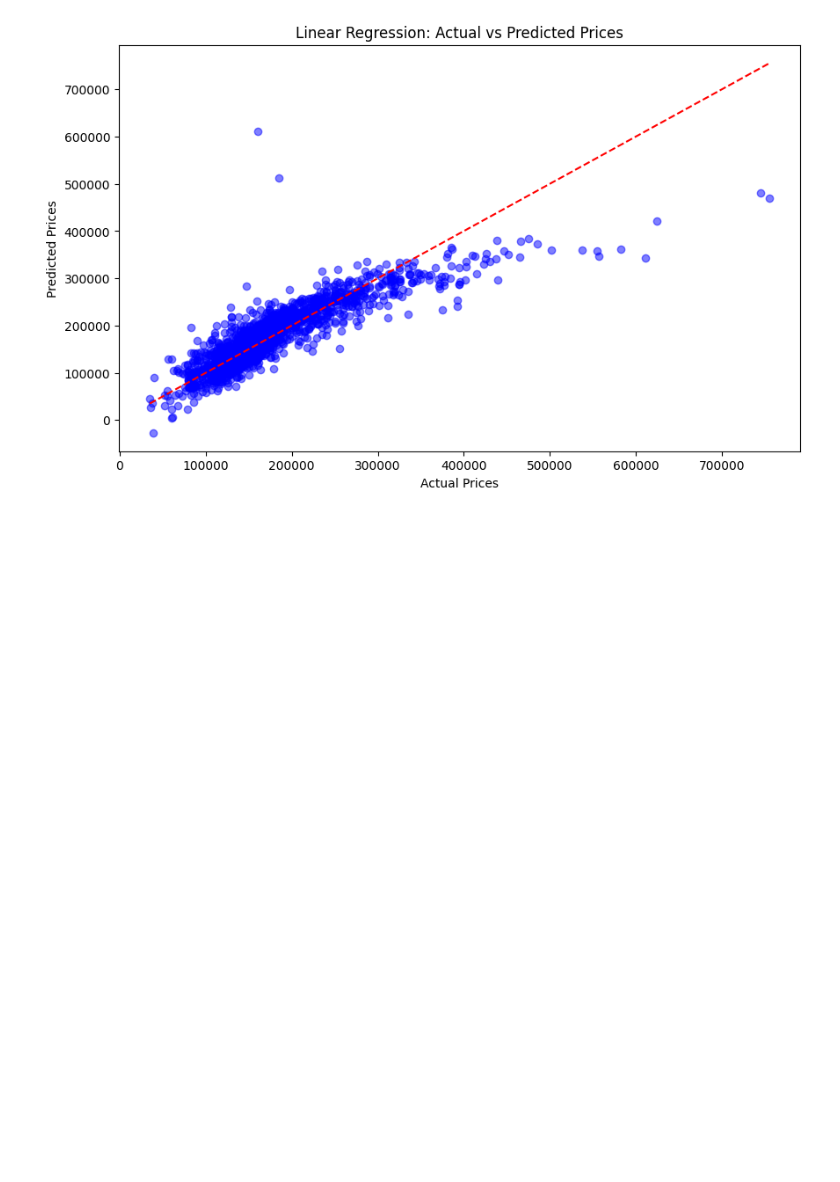
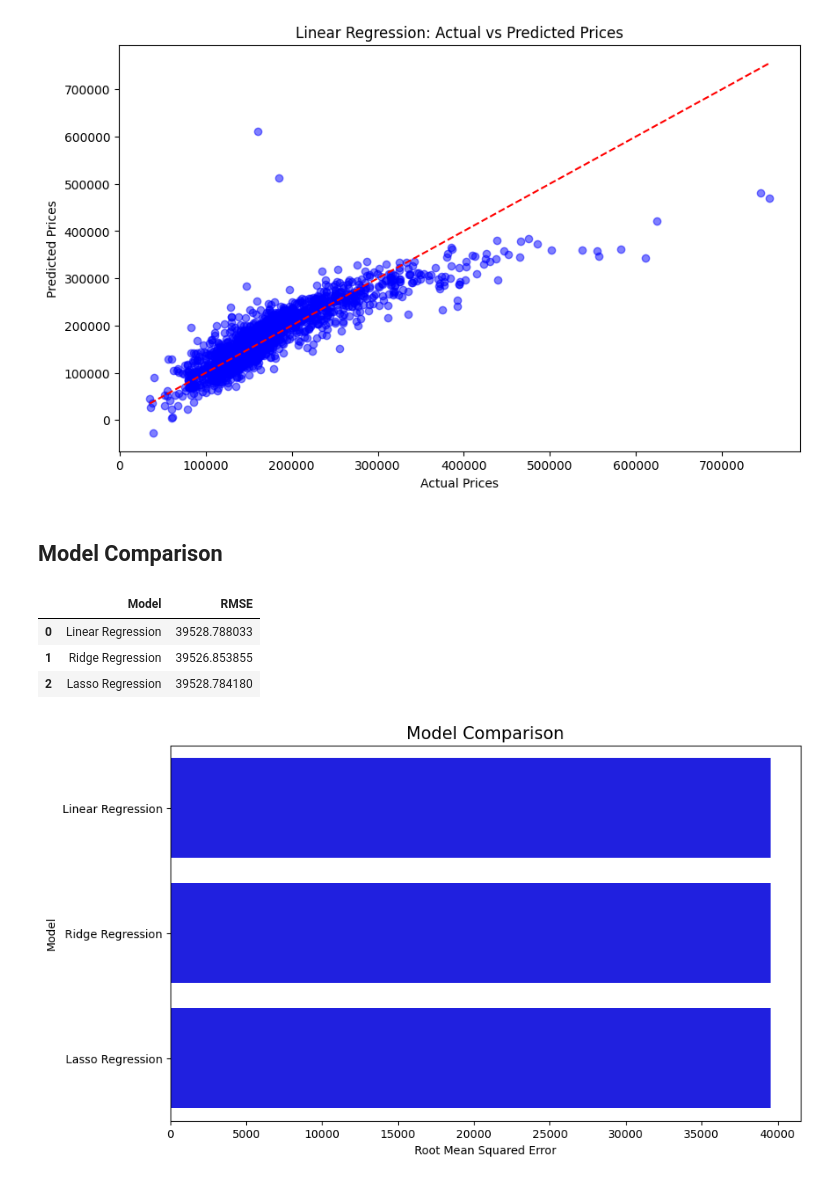
Before and after one commit to juniorworku/PRODIGY_ML_01, a Jupyter notebook: notebook/house_price_prediction.ipynb, the cells around one changed output. Saved outputs shown, nothing was run; the diff lists cells and outputs as text; code cells hidden in the pictures; blank space fills up the shorter version.

Commit message:
perform model tuning and cross-validation

```diff
--- a/notebook/house_price_prediction.ipynb
+++ b/notebook/house_price_prediction.ipynb
@@ -136,3 +233,30 @@ plt.title('Linear Regression: Actual vs Predicted Prices')
 plt.show()
 # %% [output]
 [figure]
+# %% [markdown]
+## Model Comparison
+# %%
+# The less the Root Mean Squared Error (RMSE), The better the model is.
+
+Models = ['Linear Regression','Ridge Regression','Lasso Regression']
+RMSE = [linear_cv_rmse, ridge_cv_rmse, lasso_cv_rmse]
+comparison_df = pd.DataFrame({'Model': Models, 'RMSE': RMSE})
+comparison_df.sort_values(by='RMSE', ascending=True)
+
+comparison_df
+# %% [output]
+|  | Model | RMSE |
+| 0 | Linear Regression | 39528.788033 |
+| 1 | Ridge Regression | 39526.853855 |
+| 2 | Lasso Regression | 39528.784180 |
+# %%
+# Visualizing the model comparison
+
+plt.figure(figsize=(10, 6))
+sns.barplot(x='RMSE', y='Model', data=comparison_df, color='blue')
+plt.xlabel('Root Mean Squared Error')
+plt.ylabel('Model')
+plt.title('Model Comparison', size=15)
+plt.show()
+# %% [output]
+[figure, added]
```
Also changed, not shown: parts of 8 cells of this notebook.
